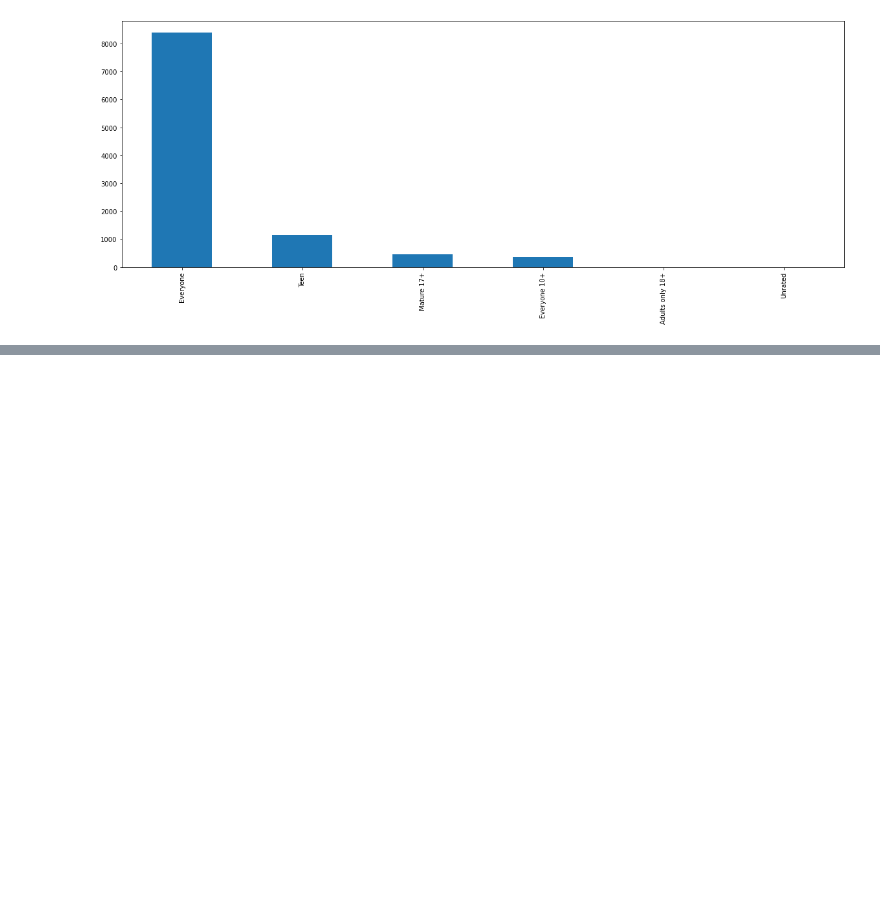
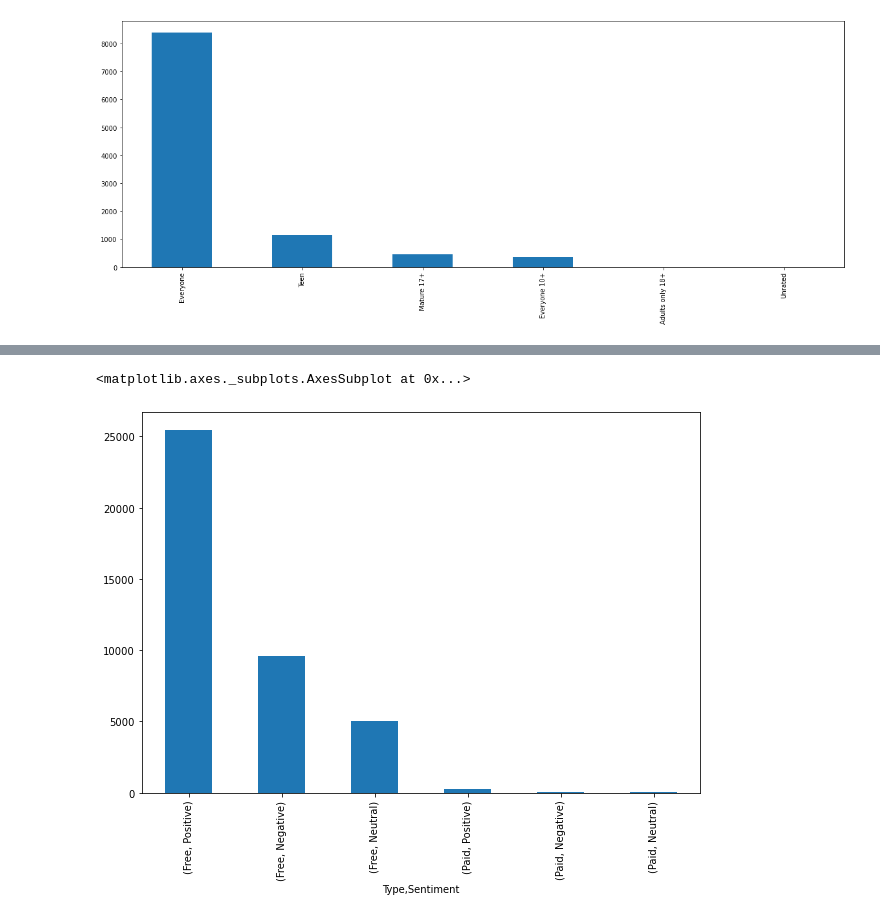
Before and after one commit to prashantmiracle/Play-Store-App-Review-Analysis, a Jupyter notebook: Play Store App Review Analysis - Capstone Project.ipynb, the cells around one changed output, grey strips where cells are left out. Saved outputs shown, nothing was run; the diff lists cells and outputs as text; code cells hidden in the pictures; blank space fills up the shorter version.

```diff
--- a/Play Store App Review Analysis - Capstone Project.ipynb
+++ b/Play Store App Review Analysis - Capstone Project.ipynb
@@ -619,0 +627,8 @@ df1['Content Rating'].value_counts().plot(kind='bar',stacked=False, figsize=(20,
+# %%
+#k. for paid or free apps sentiments differs(Combined dataset)
+
+combined_type=combined_dataset.groupby('Type')['Sentiment'].value_counts()
+combined_type.plot(kind='bar',stacked=False, figsize=(10,7))
+# %% [output]
+<matplotlib.axes._subplots.AxesSubplot at 0x...>
+[figure, added]
```
Also changed, not shown: parts of 3 cells of this notebook.
